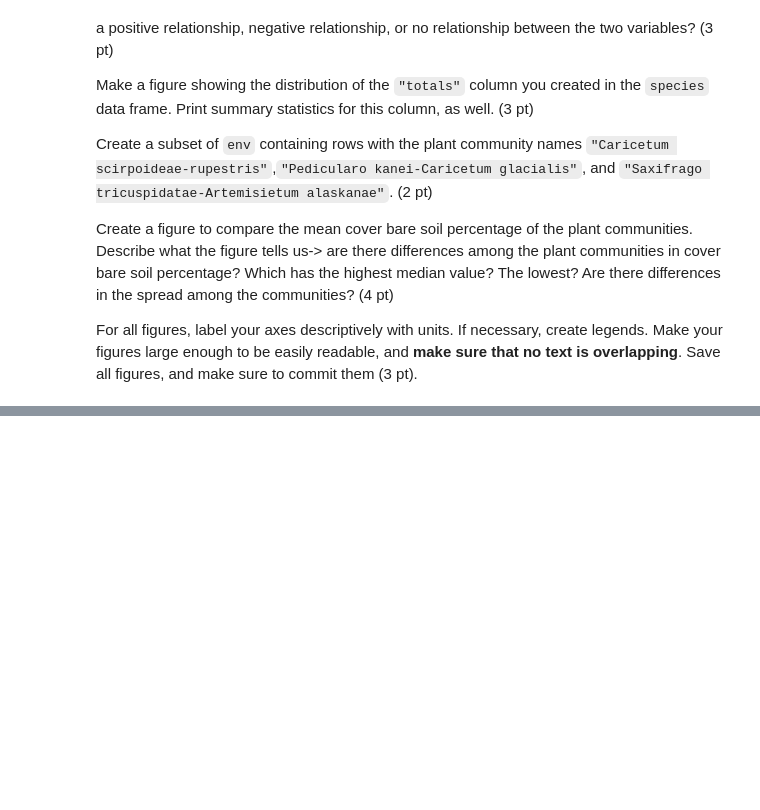
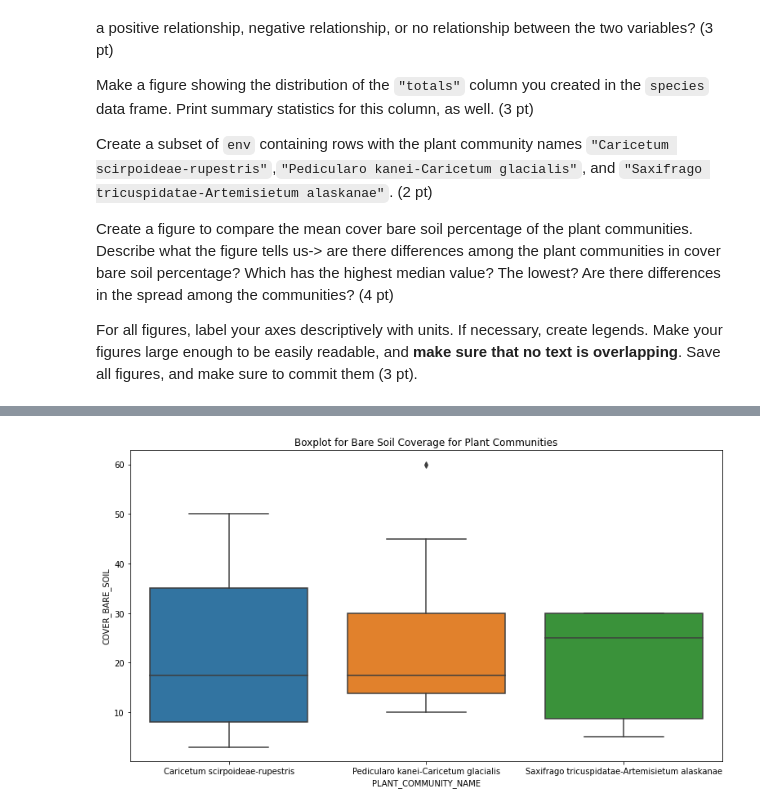
Before and after one commit to kyrarivest/assignment-4, a Jupyter notebook: answers.ipynb, the cells around one changed output, grey strips where cells are left out. Cells and saved outputs as stored; diff of their text form; code cells hidden in the pictures; blank space fills up the shorter version.

```diff
--- a/answers.ipynb
+++ b/answers.ipynb
@@ -65,0 +233,8 @@ For all figures, label your axes descriptively with units. If necessary, create
+# %%
+#Create a subset of `env` containing rows with the plant community names `"Caricetum scirpoideae-rupestris"`,`"Pedicularo kanei-Caricetum glacialis"`, and `"Saxifrago tricuspidatae-Artemisietum alaskanae"`. (2 pt)
+
+env_subset = env.loc[(env['PLANT_COMMUNITY_NAME'] == 'Caricetum scirpoideae-rupestris')
+                     | (env['PLANT_COMMUNITY_NAME'] == 'Pedicularo kanei-Caricetum glacialis')
+                     | (env['PLANT_COMMUNITY_NAME'] == 'Saxifrago tricuspidatae-Artemisietum alaskanae')]
+
+env_subset.head()
@@ -65,0 +248,11 @@ For all figures, label your axes descriptively with units. If necessary, create
+# %%
+#Create a figure to compare the mean cover bare soil percentage of the plant communities.
+#Describe what the figure tells us-> are there differences among the plant communities in cover bare soil percentage?
+#Which has the highest median value? The lowest? Are there differences in the spread among the communities? (4 pt)
+
+plt.rcParams["figure.figsize"] = [13, 7]
+sns.boxplot(data=env_subset, x="PLANT_COMMUNITY_NAME", y="COVER_BARE_SOIL")
+plt.title('Boxplot for Bare Soil Coverage for Plant Communities')
+plt.show()
+# %% [output]
+[figure, added]
```
Also changed, not shown: parts of 19 cells of this notebook.
